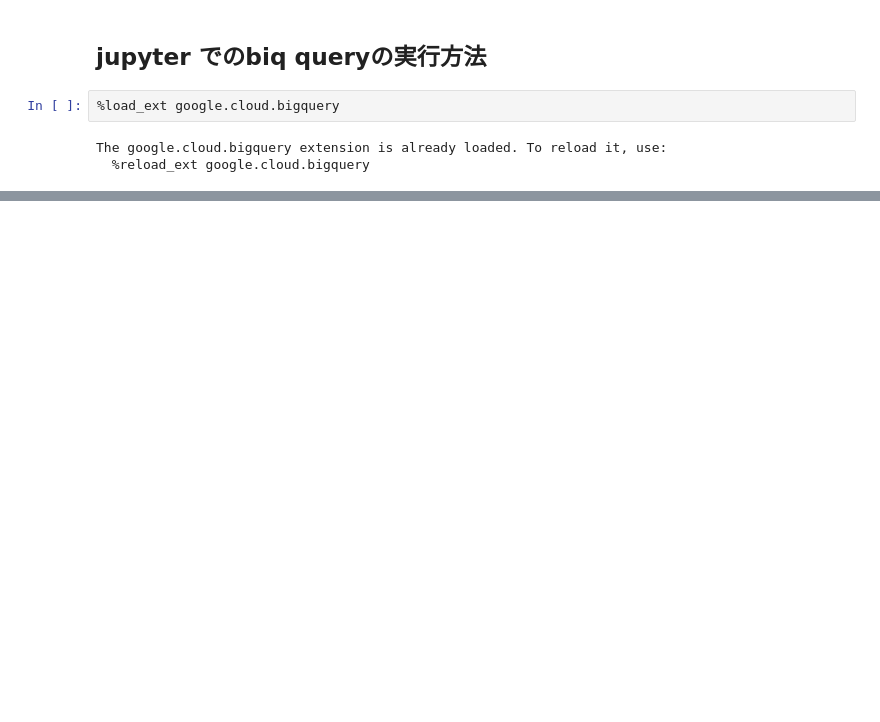
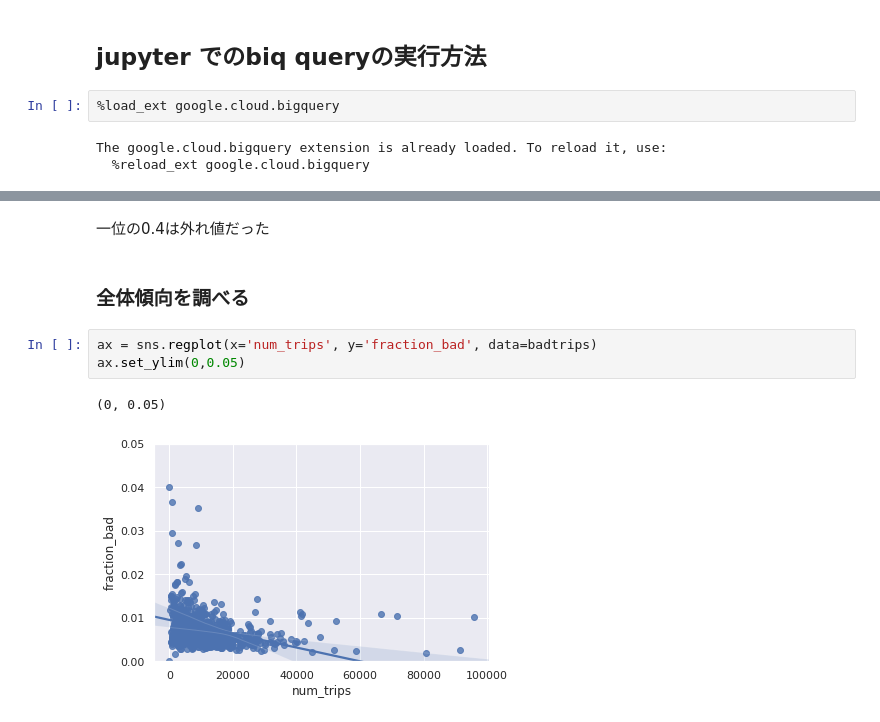
Before and after one commit to hiroaki8388/gcp, a Jupyter notebook: bq-definitive-guide/Ch5/Ch5.ipynb, the cells around one changed output, grey strips where cells are left out. Drawn from its saved outputs; the diff is of its cells as text; blank space fills up the shorter version.

```diff
--- a/bq-definitive-guide/Ch5/Ch5.ipynb
+++ b/bq-definitive-guide/Ch5/Ch5.ipynb
@@ -46,0 +240,10 @@ limit 5
+# %% [markdown]
+一位の0.4は外れ値だった
+# %% [markdown]
+### 全体傾向を調べる
+# %%
+ax = sns.regplot(x='num_trips', y='fraction_bad', data=badtrips)
+ax.set_ylim(0,0.05)
+# %% [output]
+(0, 0.05)
+[figure, added]
```
Also changed, not shown: parts of 40 cells of this notebook.
